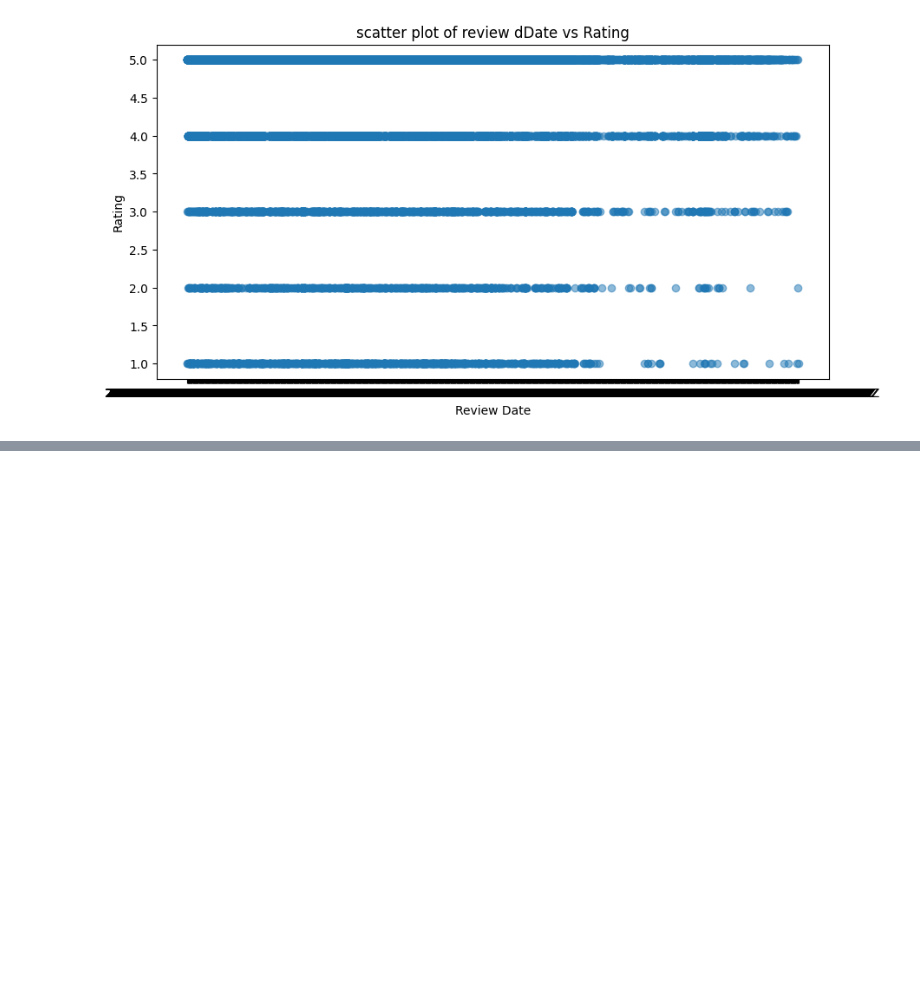
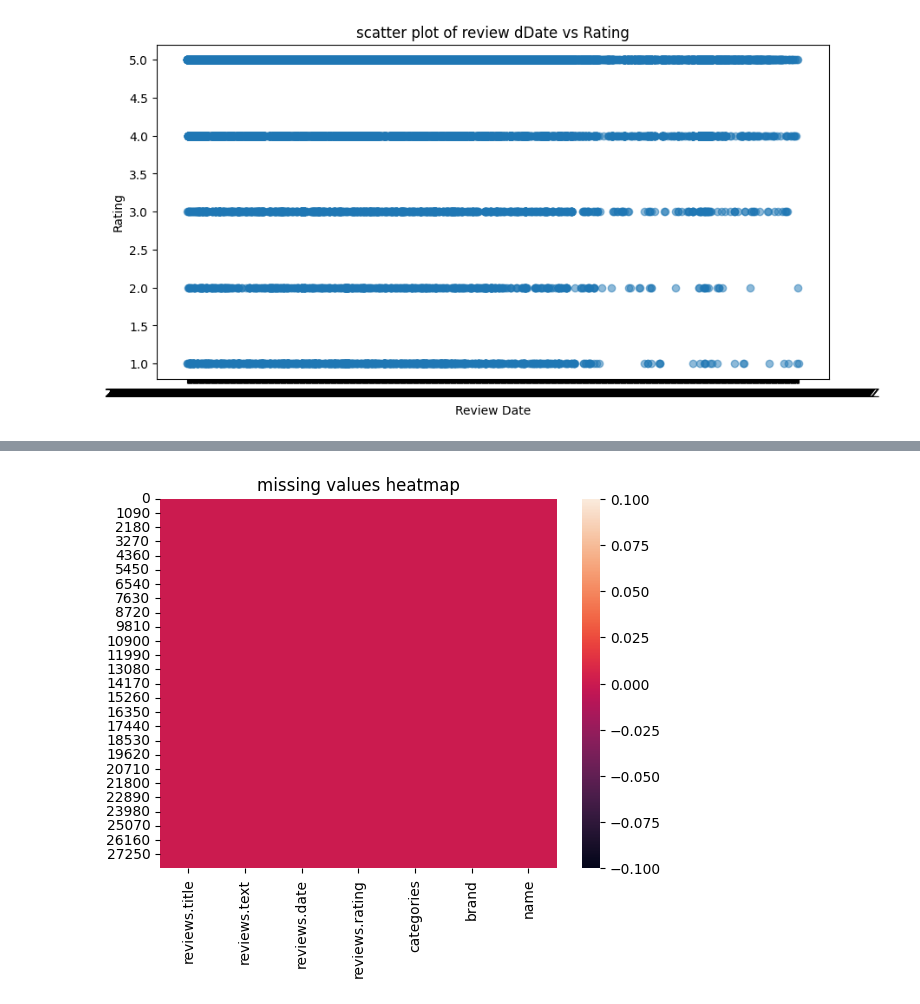
Before and after one commit to Sanoj12/automated-review-rating-system, a Jupyter notebook: notebooks/csv_data.ipynb, the cells around one changed output, grey strips where cells are left out. Cells and saved outputs as stored; diff of their text form; code cells hidden in the pictures; blank space fills up the shorter version.

```diff
--- a/notebooks/csv_data.ipynb
+++ b/notebooks/csv_data.ipynb
@@ -141,0 +167,7 @@ plt.show()
+# %%
+###heatmap
+sns.heatmap(df.isnull())
+plt.title("missing values heatmap")
+plt.show()
+# %% [output]
+[figure, added]
```
Also changed, not shown: parts of 4 cells of this notebook, 1 other file.
